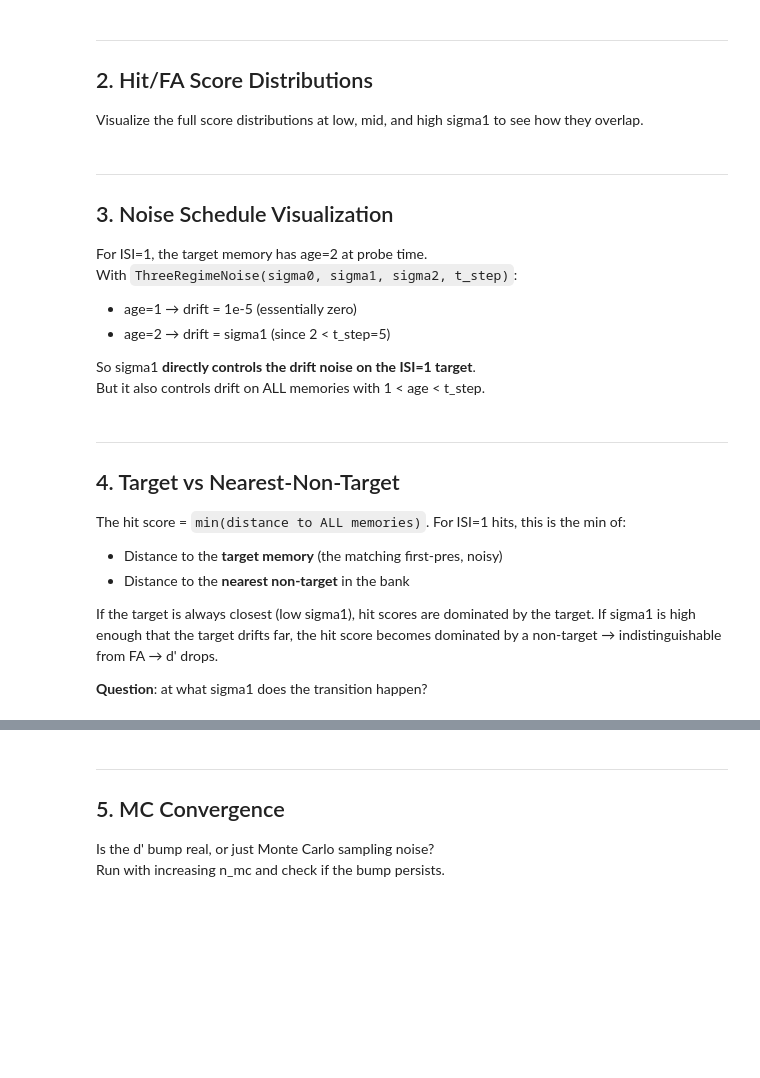
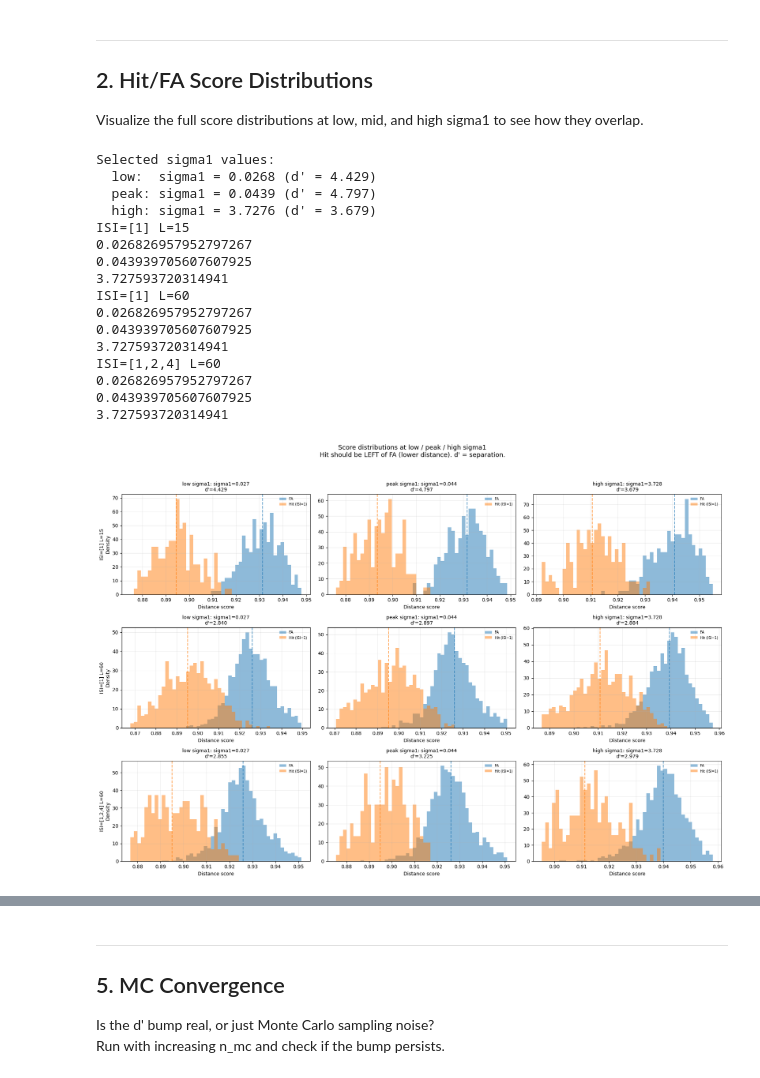
Before and after one commit to bjmedina/memory, a Jupyter notebook: notebooks/2026-03-04_dprime-nonmonotonicity-diagnostics.ipynb, the cells around one changed output, grey strips where cells are left out. Cells and saved outputs as stored; diff of their text form; code cells hidden in the pictures; blank space fills up the shorter version.

```diff
--- a/notebooks/2026-03-04_dprime-nonmonotonicity-diagnostics.ipynb
+++ b/notebooks/2026-03-04_dprime-nonmonotonicity-diagnostics.ipynb
@@ -126,17 +127,29 @@ sigma1 human targets: {1: 2.9118944171055037, 2: 2.36996435436202, 4: 2.12415290
 noise_mode: three-regime, t_step: 5
 # %%
+# # Generate high-diversity versions of the same configs
+# e_short_hd, k_short_hd = make_high_diversity_sequences(
+#     stimulus_pool, isi_values=[1],
+#     n_sequences=8, length=15, min_pairs_per_isi=5, seed=2000,
+# )
+
+# e_long_hd, k_long_hd = make_high_diversity_sequences(
+#     stimulus_pool, isi_values=[1],
+#     n_sequences=10, length=60, min_pairs_per_isi=5, seed=2001,
+# )
+
+
 # Generate the same sequences as Investigation C
-e_short, k_short = make_compact_multi_isi_sequences(
+e_short, k_short = make_high_diversity_sequences(
     stimulus_pool=stimulus_pool, isi_values=[1],
     n_sequences=8, length=15, min_pairs_per_isi=5, seed=1000,
 )
 
-e_long, k_long = make_compact_multi_isi_sequences(
+e_long, k_long = make_high_diversity_sequences(
     stimulus_pool=stimulus_pool, isi_values=[1],
     n_sequences=10, length=60, min_pairs_per_isi=5, seed=1001,
 )
 
-e_mixed, k_mixed = make_compact_multi_isi_sequences(
+e_mixed, k_mixed = make_high_diversity_sequences(
     stimulus_pool=stimulus_pool, isi_values=[1, 2, 4],
     n_sequences=10, length=60, min_pairs_per_isi=5, seed=3000,
 )
@@ -147,8 +160,8 @@ seq_configs = {
     'ISI=[1,2,4] L=60': {'exps': e_mixed, 'keys': k_mixed},
 }
 
-SIGMA0 = 13.5  # typical fitted value
-SIGMA1_GRID = np.exp(np.linspace(np.log(0.01), np.log(10.0), 30))
+SIGMA0 = 6  # typical fitted value
+SIGMA1_GRID = np.exp(np.linspace(np.log(0.01), np.log(10.0), 15))
 
 for name, cfg in seq_configs.items():
     print(f"{name}: {len(cfg['exps'])} seqs x {len(cfg['exps'][0])} trials")
@@ -329,48 +385,57 @@ if len(sweeps) == 1:
     axes = axes[np.newaxis, :]
 
 for row, (name, results) in enumerate(sweeps.items()):
+    print(name)
     for col, (idx, label) in enumerate(zip(diag_indices, diag_labels)):
         ax = axes[row, col]
         r = results[idx]
         s1 = r['sigma1']
+        input(s1)
 
         hits = r['hit_scores']
         fas = r['fa_scores']
 
         all_scores = np.concatenate([hits, fas])
         lo, hi = np.percentile(all_scores, [1, 99])
         bins = np.linspace(lo, hi, 50)
 
         ax.hist(fas, bins=bins, alpha=0.5, density=True, color='tab:blue', label='FA')
         ax.hist(hits, bins=bins, alpha=0.5, density=True, color='tab:orange', label='Hit (ISI=1)')
 
         ax.axvline(np.mean(fas), color='tab:blue', ls='--', alpha=0.7)
         ax.axvline(np.mean(hits), color='tab:orange', ls='--', alpha=0.7)
 
         ax.set_title(f"{label}: sigma1={s1:.3f}\nd'={r['dprime']:.3f}", fontsize=10)
         ax.set_xlabel('Distance score')
         ax.legend(fontsize=7, frameon=False)
         ax.grid(alpha=0.25)
 
         if col == 0:
             ax.set_ylabel(f"{name}\nDensity")
 
 fig.suptitle("Score distributions at low / peak / high sigma1\n"
              "Hit should be LEFT of FA (lower distance). d' = separation.",
              y=1.03, fontsize=13)
 fig.tight_layout()
 plt.show()
+# %% [output]
+Selected sigma1 values:
+  low:  sigma1 = 0.0268 (d' = 4.429)
+  peak: sigma1 = 0.0439 (d' = 4.797)
+  high: sigma1 = 3.7276 (d' = 3.679)
+ISI=[1] L=15
+0.026826957952797267
+0.043939705607607925
+3.727593720314941
+ISI=[1] L=60
+0.026826957952797267
+0.043939705607607925
+3.727593720314941
+ISI=[1,2,4] L=60
+0.026826957952797267
+0.043939705607607925
+3.727593720314941
+[figure, added]
-# %% [markdown]
----
-## 3. Noise Schedule Visualization
-
-For ISI=1, the target memory has age=2 at probe time.
-With `ThreeRegimeNoise(sigma0, sigma1, sigma2, t_step)`:
-- age=1 → drift = 1e-5 (essentially zero)
-- age=2 → drift = sigma1 (since 2 < t_step=5)
-
-So sigma1 **directly controls the drift noise on the ISI=1 target**.
-But it also controls drift on ALL memories with 1 < age < t_step.
 # %%
 # # Visualize the noise schedule for a range of sigma1 values
 
@@ -421,18 +486,4 @@ But it also controls drift on ALL memories with 1 < age < t_step.
 # print(f"  Drift noise std at age=2 = sigma1")
 # print(f"  Drift at age=1 = {ThreeRegimeNoise(SIGMA0, 1.0, sigma2_init, t_step)(1):.1e} (≈ zero)")
 # print(f"  So total noise ≈ sqrt(sigma0² + sigma1²) * dim_std")
-# %% [markdown]
----
-## 4. Target vs Nearest-Non-Target
-
-The hit score = `min(distance to ALL memories)`. For ISI=1 hits, this is the
-min of:
-- Distance to the **target memory** (the matching first-pres, noisy)
-- Distance to the **nearest non-target** in the bank
-
-If the target is always closest (low sigma1), hit scores are dominated by the
-target. If sigma1 is high enough that the target drifts far, the hit score
-becomes dominated by a non-target → indistinguishable from FA → d' drops.
-
-**Question**: at what sigma1 does the transition happen?
 # %%
```
Also changed, not shown: parts of 8 cells of this notebook, 7 other files.
